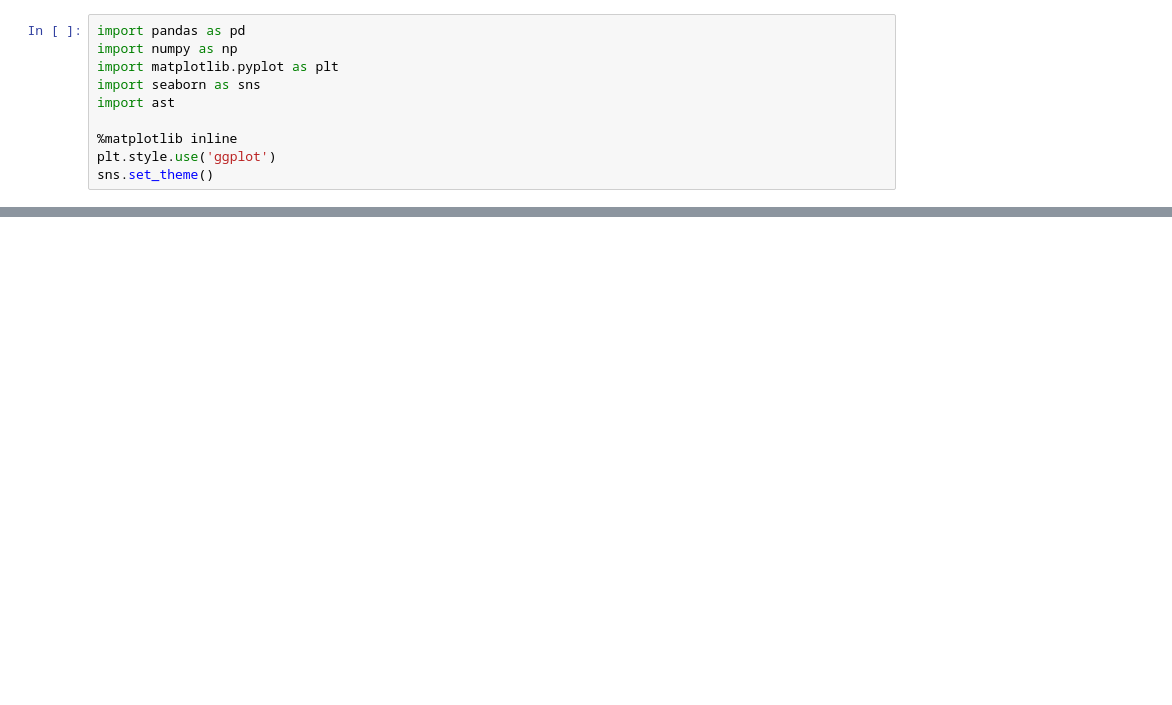
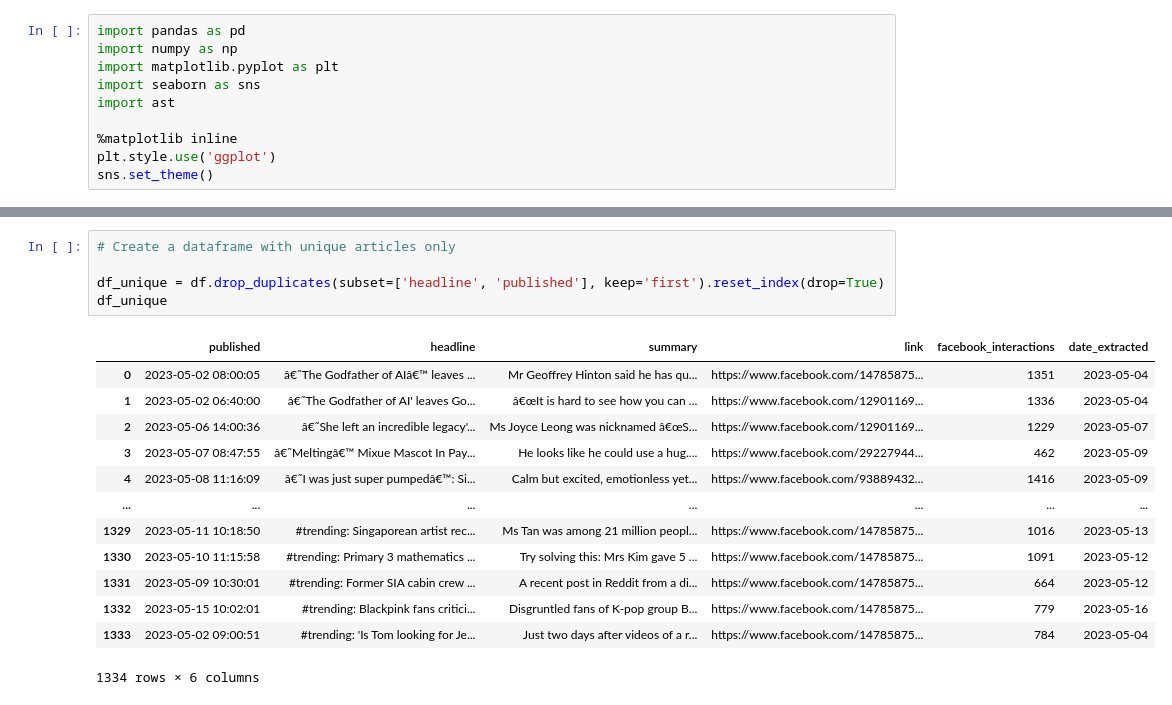
Before and after one commit to xeonkai/news_matching, a Jupyter notebook: traction-analytics/traction_analytics.ipynb, the cells around one changed output, grey strips where cells are left out. Cells and saved outputs as stored; diff of their text form; blank space fills up the shorter version.

```diff
--- a/traction-analytics/traction_analytics.ipynb
+++ b/traction-analytics/traction_analytics.ipynb
@@ -212,0 +62,19 @@ plt.show()
+# %%
+# Create a dataframe with unique articles only
+
+df_unique = df.drop_duplicates(subset=['headline', 'published'], keep='first').reset_index(drop=True)
+df_unique
+# %% [output]
+|  | published | headline | summary | link | facebook_interactions | date_extracted |
+| 0 | 2023-05-02 08:00:05 | â€˜The Godfather of AIâ€™ leaves ... | Mr Geoffrey Hinton said he has qu... | https://www.facebook.com/14785875... | 1351 | 2023-05-04 |
+| 1 | 2023-05-02 06:40:00 | â€˜The Godfather of AI' leaves Go... | â€œIt is hard to see how you can ... | https://www.facebook.com/12901169... | 1336 | 2023-05-04 |
+| 2 | 2023-05-06 14:00:36 | â€˜She left an incredible legacy'... | Ms Joyce Leong was nicknamed â€œS... | https://www.facebook.com/12901169... | 1229 | 2023-05-07 |
+| 3 | 2023-05-07 08:47:55 | â€˜Meltingâ€™ Mixue Mascot In Pay... | He looks like he could use a hug.... | https://www.facebook.com/29227944... | 462 | 2023-05-09 |
+| 4 | 2023-05-08 11:16:09 | â€˜I was just super pumpedâ€™: Si... | Calm but excited, emotionless yet... | https://www.facebook.com/93889432... | 1416 | 2023-05-09 |
+| ... | ... | ... | ... | ... | ... | ... |
+| 1329 | 2023-05-11 10:18:50 | #trending: Singaporean artist rec... | Ms Tan was among 21 million peopl... | https://www.facebook.com/14785875... | 1016 | 2023-05-13 |
+| 1330 | 2023-05-10 11:15:58 | #trending: Primary 3 mathematics ... | Try solving this: Mrs Kim gave 5 ... | https://www.facebook.com/14785875... | 1091 | 2023-05-12 |
+| 1331 | 2023-05-09 10:30:01 | #trending: Former SIA cabin crew ... | A recent post in Reddit from a di... | https://www.facebook.com/14785875... | 664 | 2023-05-12 |
+| 1332 | 2023-05-15 10:02:01 | #trending: Blackpink fans critici... | Disgruntled fans of K-pop group B... | https://www.facebook.com/14785875... | 779 | 2023-05-16 |
+| 1333 | 2023-05-02 09:00:51 | #trending: 'Is Tom looking for Je... | Just two days after videos of a r... | https://www.facebook.com/14785875... | 784 | 2023-05-04 |
+1334 rows × 6 columns
```
Also changed, not shown: parts of 46 cells of this notebook, 1 other file.
